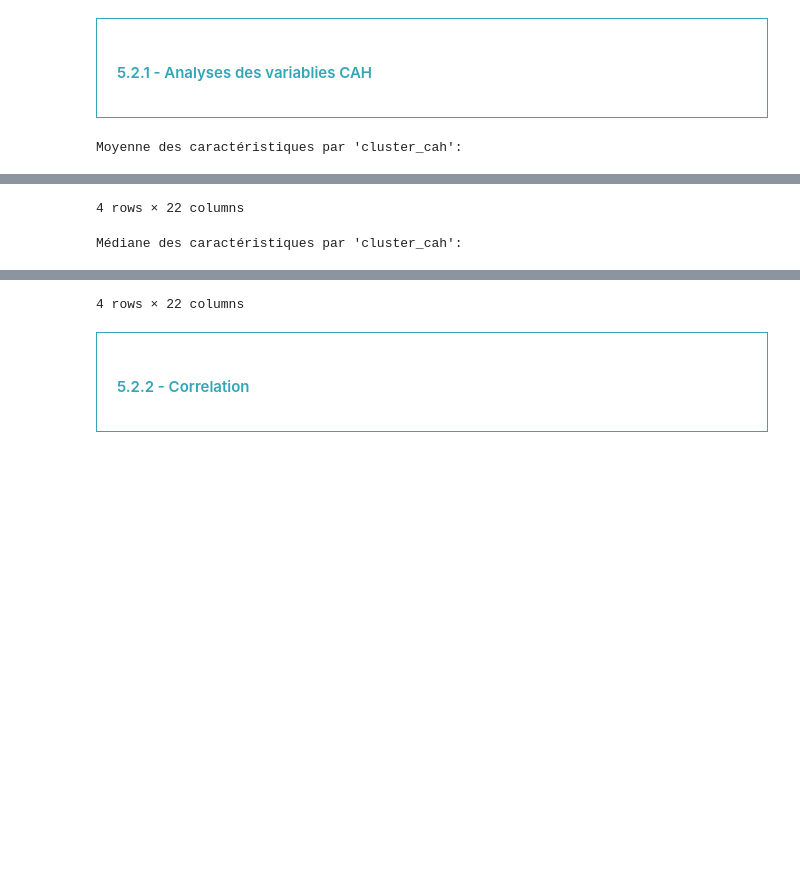
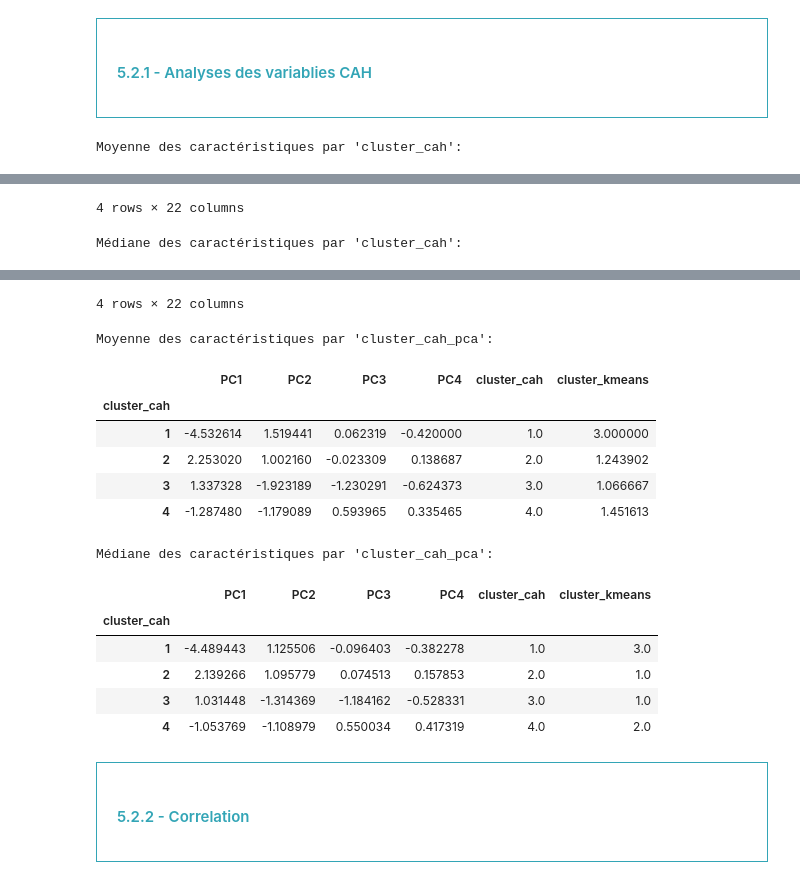
Before and after one commit to obenmaha/BioPoultryMarketAnalysis, a Jupyter notebook: Analyse.ipynb, the cells around one changed output, grey strips where cells are left out. Drawn from its saved outputs; the diff is of its cells as text; code cells hidden in the pictures; blank space fills up the shorter version.

```diff
--- a/Analyse.ipynb
+++ b/Analyse.ipynb
@@ -914,37 +914,64 @@ styled_df
 <h4 style="margin: auto; padding: 20px; color: RGB(51,165,182); ">5.2.1 - Analyses des variablies CAH</h4>
 </div>
 # %%
-# Grouper les données par les clusters formés par K-Means (ou CAH)
 grouped_CAH = df_final_scaled.groupby('cluster_cah')
-
-# Calculer les statistiques descriptives (moyenne, écart-type, etc.) pour chaque cluster
 CAH_means = grouped_CAH[numeric_columns].mean()
 
 # Afficher les moyennes de chaque caractéristique pour chaque cluster
 print("Moyenne des caractéristiques par 'cluster_cah':")
 display(CAH_means)
 
 # Calculer la médiane pour chaque cluster
 CAH_median = grouped_CAH[numeric_columns].median()
 print("\nMédiane des caractéristiques par 'cluster_cah':")
 display(CAH_median)
+
+
+#PCA
+# Grouper les données par les clusters formés par K-Means
+grouped_CAH_pca = df_final_pca.groupby('cluster_cah')
+cah_means_pca = grouped_CAH_pca[numeric_columns_pca].mean()
+
+
+#PCA
+print("Moyenne des caractéristiques par 'cluster_cah_pca':")
+display(cah_means_pca)
+
+#PCA
+cah_median_pca = grouped_CAH_pca[numeric_columns_pca].median()
+print("\nMédiane des caractéristiques par 'cluster_cah_pca':")
+display(cah_median_pca)
 # %% [output]
 Moyenne des caractéristiques par 'cluster_cah':
 |  | PIB par habitant | Taux d'urbanisation | Taux de chômage | Taux d'inflation | Part des énergies renouvelables | ... |
 | cluster_cah |  |  |  |  |  | ... |
 | 1 | -1.180447 | -1.027305 | -0.129582 | 0.444599 | 1.067655 | ... |
 | 2 | 0.557347 | 0.525807 | 0.071510 | -0.052760 | -0.434225 | ... |
 | 3 | -0.367623 | -0.204352 | 0.279379 | 0.058578 | -0.086962 | ... |
 | 4 | 1.045479 | 0.674800 | -0.357530 | -0.553206 | -0.470858 | ... |
 4 rows × 22 columns
 Médiane des caractéristiques par 'cluster_cah':
 |  | PIB par habitant | Taux d'urbanisation | Taux de chômage | Taux d'inflation | Part des énergies renouvelables | ... |
 | cluster_cah |  |  |  |  |  | ... |
 | 1 | -1.253779 | -1.029037 | -0.655526 | 0.501652 | 1.124462 | ... |
 | 2 | 0.428970 | 0.661488 | -0.131976 | -0.200883 | -0.518893 | ... |
 | 3 | -0.456587 | -0.211792 | 0.369781 | 0.082630 | 0.017360 | ... |
 | 4 | 0.949517 | 0.972250 | -0.165494 | -0.355682 | -0.389276 | ... |
 4 rows × 22 columns
+Moyenne des caractéristiques par 'cluster_cah_pca':
+|  | PC1 | PC2 | PC3 | PC4 | cluster_cah | cluster_kmeans |
+| cluster_cah |  |  |  |  |  |  |
+| 1 | -4.532614 | 1.519441 | 0.062319 | -0.420000 | 1.0 | 3.000000 |
+| 2 | 2.253020 | 1.002160 | -0.023309 | 0.138687 | 2.0 | 1.243902 |
+| 3 | 1.337328 | -1.923189 | -1.230291 | -0.624373 | 3.0 | 1.066667 |
+| 4 | -1.287480 | -1.179089 | 0.593965 | 0.335465 | 4.0 | 1.451613 |
+Médiane des caractéristiques par 'cluster_cah_pca':
+|  | PC1 | PC2 | PC3 | PC4 | cluster_cah | cluster_kmeans |
+| cluster_cah |  |  |  |  |  |  |
+| 1 | -4.489443 | 1.125506 | -0.096403 | -0.382278 | 1.0 | 3.0 |
+| 2 | 2.139266 | 1.095779 | 0.074513 | 0.157853 | 2.0 | 1.0 |
+| 3 | 1.031448 | -1.314369 | -1.184162 | -0.528331 | 3.0 | 1.0 |
+| 4 | -1.053769 | -1.108979 | 0.550034 | 0.417319 | 4.0 | 2.0 |
 # %% [markdown]
 <div style="border: 1px solid RGB(51,165,182);" >
 <h4 style="margin: auto; padding: 20px; color: RGB(51,165,182); ">5.2.2 - Correlation</h4>
```
